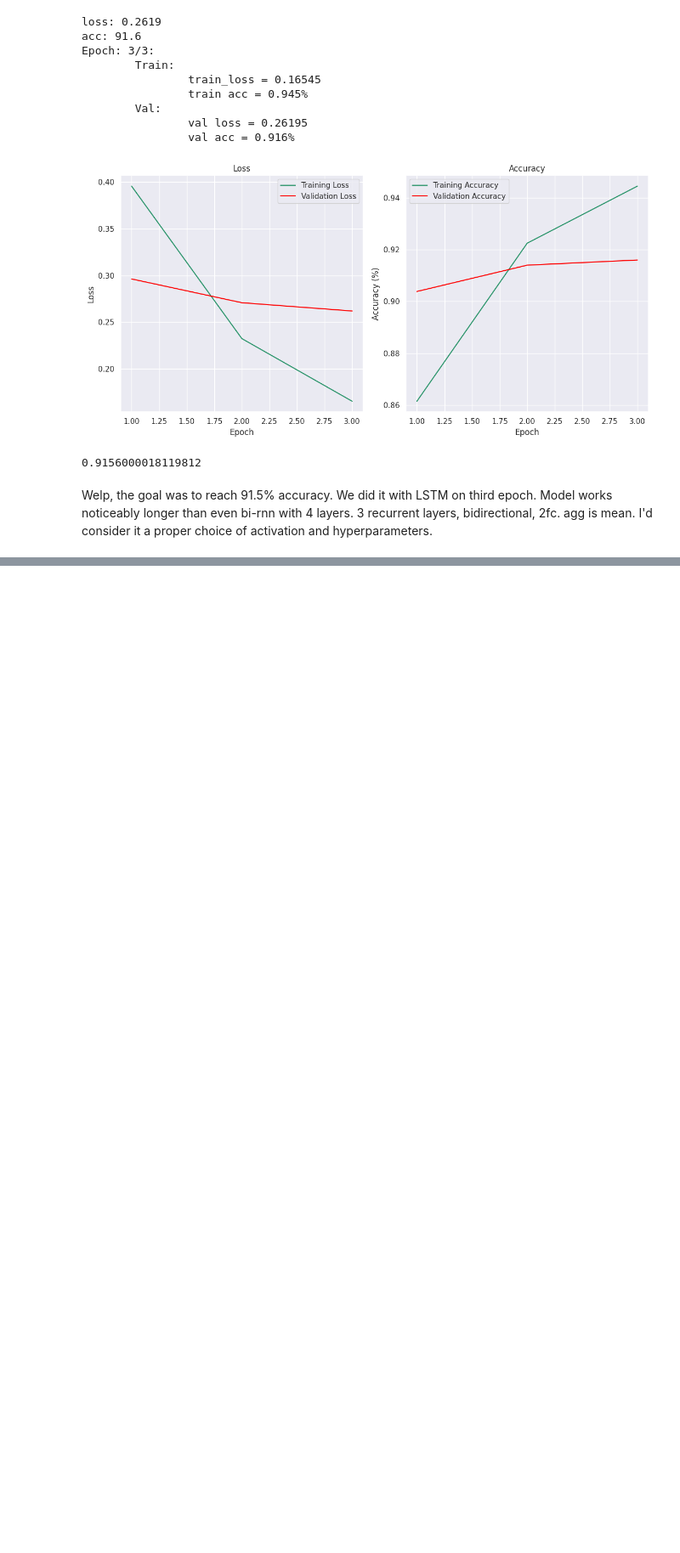
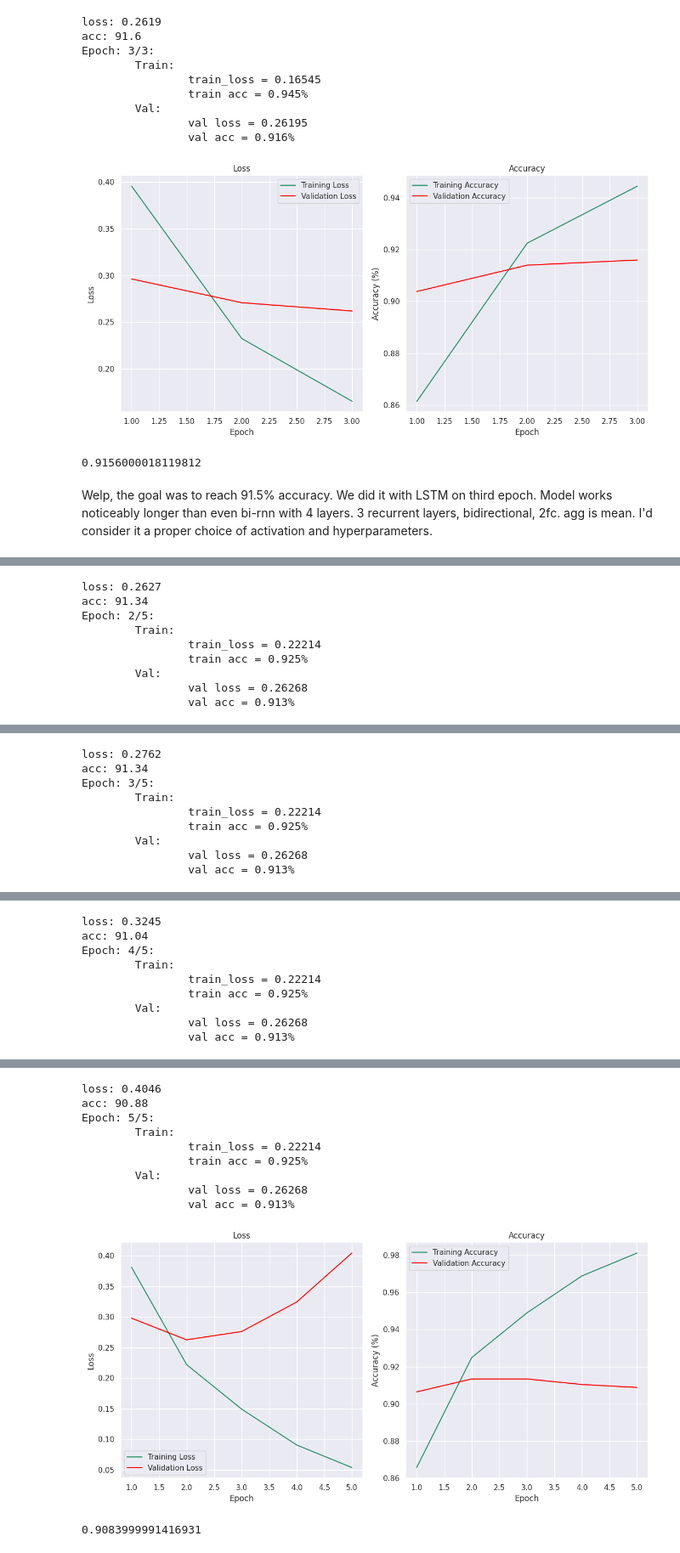
Before and after one commit to Dimildizio/DS_course, a Jupyter notebook: Neural_networks/NLP/Text_classification/news_classification.ipynb, the cells around one changed output, grey strips where cells are left out. Shown at 85% size. Cells and saved outputs as stored; diff of their text form; code cells hidden in the pictures; blank space fills up the shorter version.

```diff
--- a/Neural_networks/NLP/Text_classification/news_classification.ipynb
+++ b/Neural_networks/NLP/Text_classification/news_classification.ipynb
@@ -676,0 +681,5 @@ Model works noticeably longer than even bi-rnn with 4 layers.
+# %%
+CFG.epochs = 5
+best_model = test_model(LSTMModel, bi=True, rnn_layers=3)
+evaluate(best_model, eval_dataloader)
+# %% [output]
@@ -676,0 +699,9 @@ Model works noticeably longer than even bi-rnn with 4 layers.
+loss: 0.2627
+acc: 91.34
+Epoch: 2/5:
+        Train:
+                train_loss = 0.22214
+                train acc = 0.925%
+        Val:
+                val loss = 0.26268
+                val acc = 0.913%
@@ -676,0 +710,9 @@ Model works noticeably longer than even bi-rnn with 4 layers.
+loss: 0.2762
+acc: 91.34
+Epoch: 3/5:
+        Train:
+                train_loss = 0.22214
+                train acc = 0.925%
+        Val:
+                val loss = 0.26268
+                val acc = 0.913%
@@ -676,0 +721,9 @@ Model works noticeably longer than even bi-rnn with 4 layers.
+loss: 0.3245
+acc: 91.04
+Epoch: 4/5:
+        Train:
+                train_loss = 0.22214
+                train acc = 0.925%
+        Val:
+                val loss = 0.26268
+                val acc = 0.913%
@@ -676,0 +732,11 @@ Model works noticeably longer than even bi-rnn with 4 layers.
+loss: 0.4046
+acc: 90.88
+Epoch: 5/5:
+        Train:
+                train_loss = 0.22214
+                train acc = 0.925%
+        Val:
+                val loss = 0.26268
+                val acc = 0.913%
+[figure, added]
+0.9083999991416931
```
Also changed, not shown: parts of 4 cells of this notebook.
